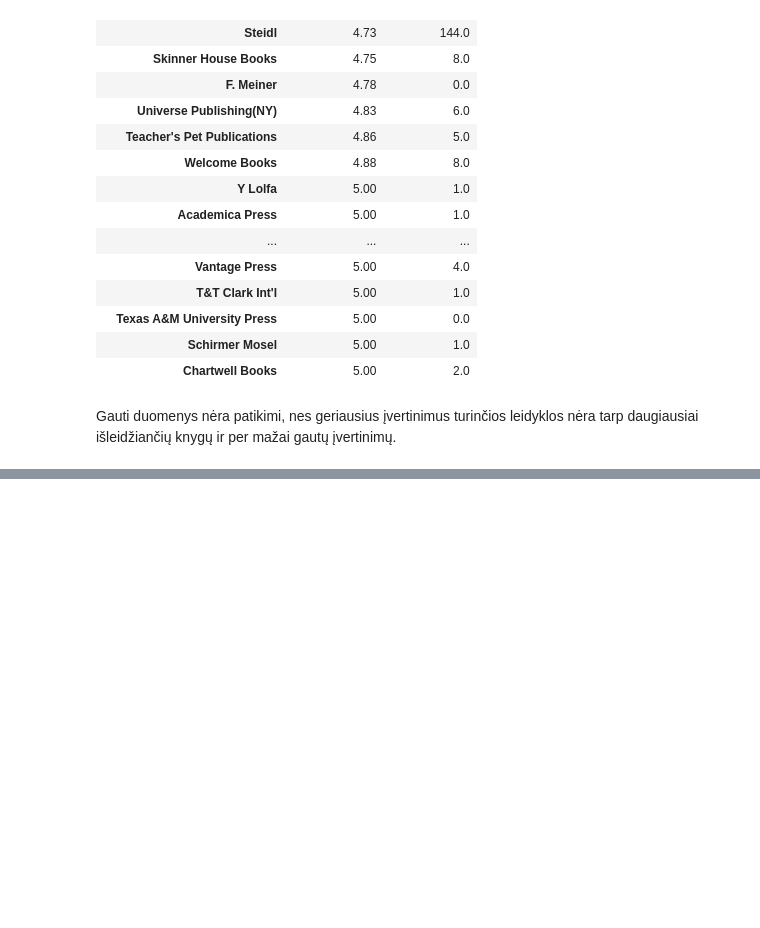
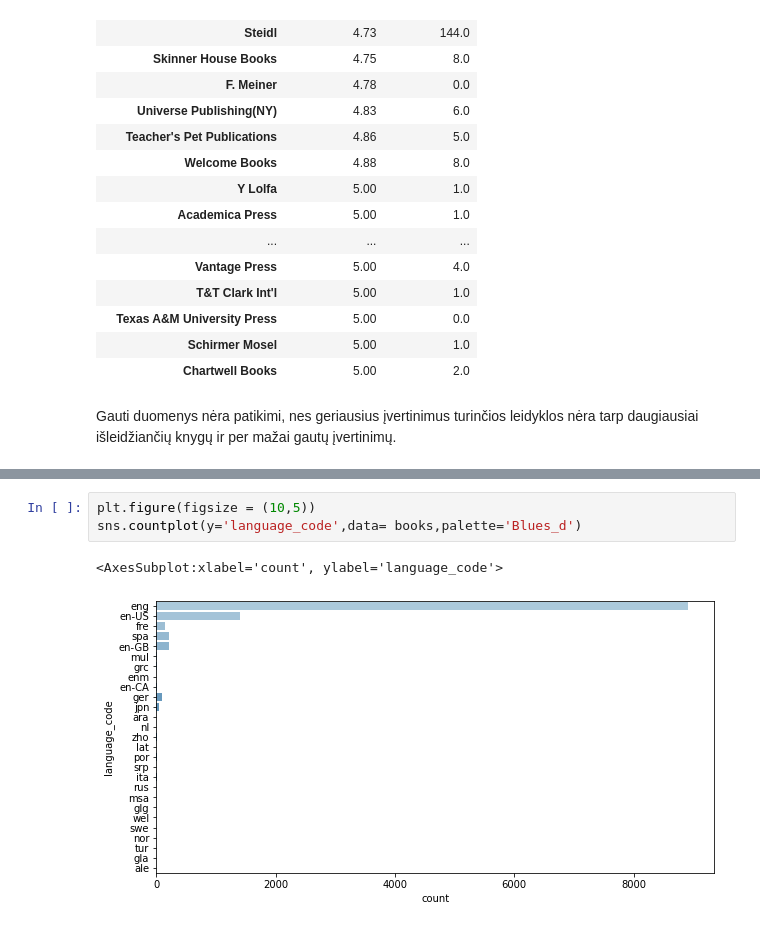
Before and after one commit to GretaMatu/python_mokymai, a Jupyter notebook: baigiamasis_darbas.ipynb, the cells around one changed output, grey strips where cells are left out. Drawn from its saved outputs; the diff is of its cells as text; blank space fills up the shorter version.

```diff
--- a/baigiamasis_darbas.ipynb
+++ b/baigiamasis_darbas.ipynb
@@ -324,0 +334,6 @@ Gauti duomenys nėra patikimi, nes geriausius įvertinimus turinčios leidyklos
+# %%
+plt.figure(figsize = (10,5))
+sns.countplot(y='language_code',data= books,palette='Blues_d')
+# %% [output]
+<AxesSubplot:xlabel='count', ylabel='language_code'>
+[figure, added]
```
Also changed, not shown: parts of 5 cells of this notebook.
